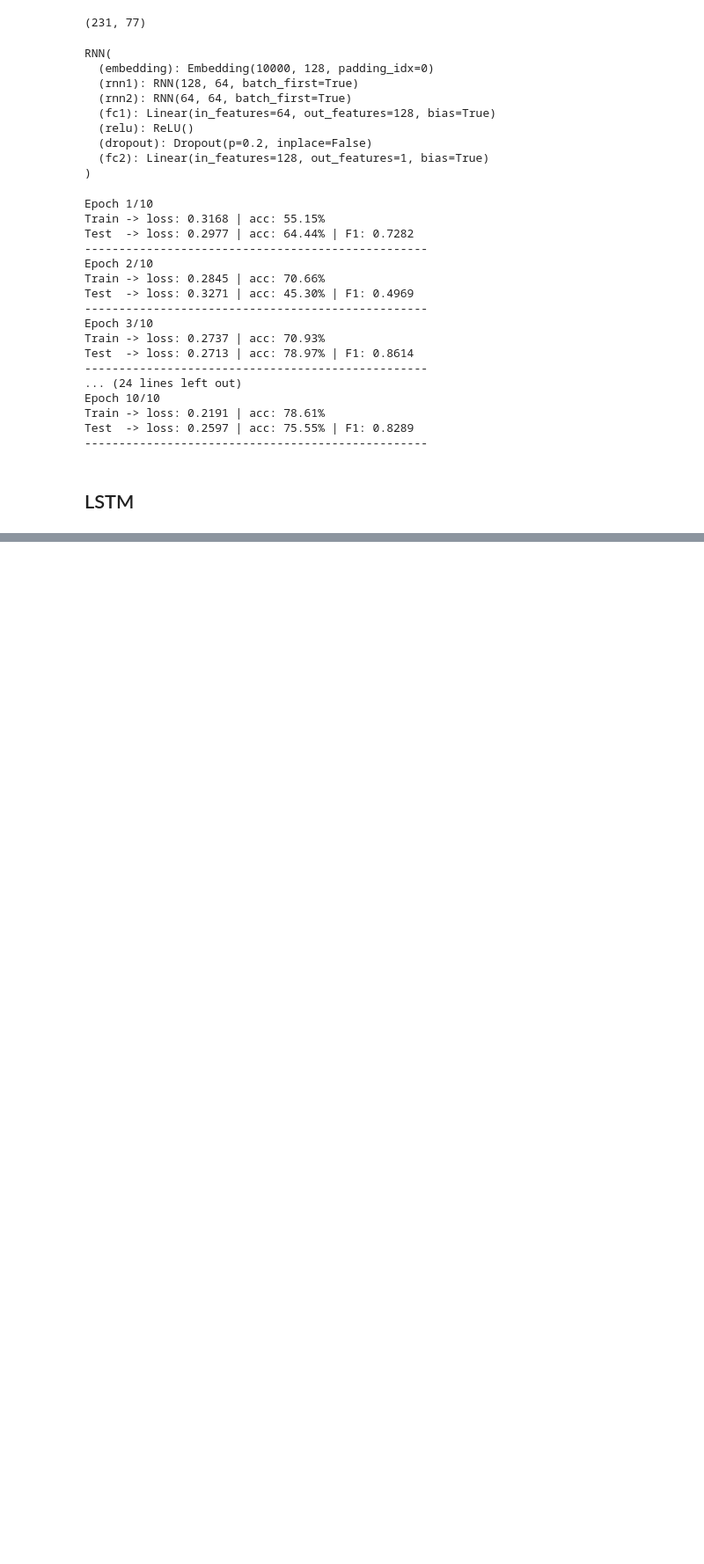
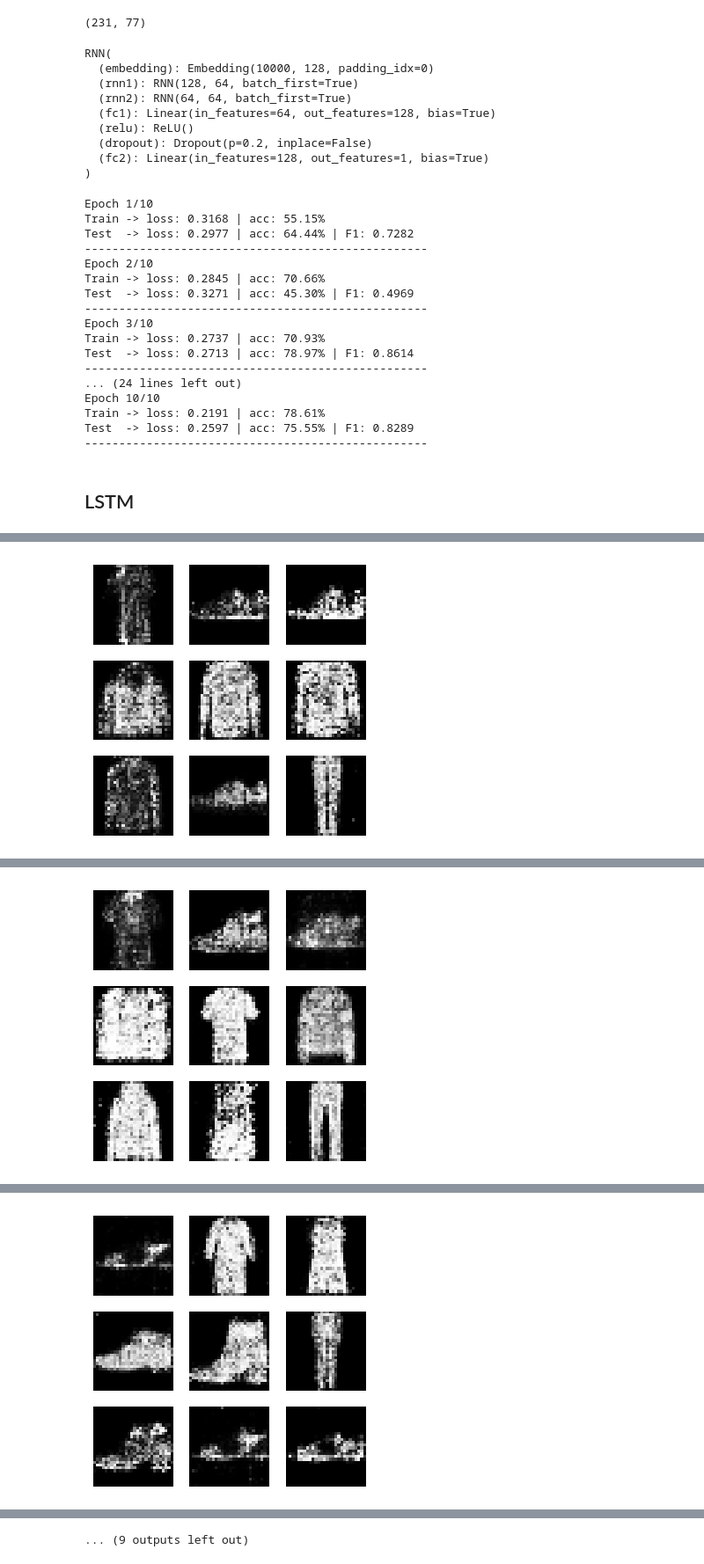
Before and after one commit to swayam279/AppStoneLab-AI-Intern, a Jupyter notebook: Pytorch/pytorch.ipynb, the cells around one changed output, grey strips where cells are left out. Shown at 88% size. Drawn from its saved outputs; the diff is of its cells as text; code cells hidden in the pictures; blank space fills up the shorter version.

```diff
--- a/Pytorch/pytorch.ipynb
+++ b/Pytorch/pytorch.ipynb
@@ -1272,0 +2005,2 @@ Test  -> loss: 0.2597 | acc: 75.55% | F1: 0.8289
+# %%
+noise_dim= 100
@@ -1272,0 +2078,54 @@ Test  -> loss: 0.2597 | acc: 75.55% | F1: 0.8289
+# %%
+def generate_and_plot_images(model,epoch, noise):
+    model.eval()
+    with torch.no_grad():
+        fake_images=model(noise).cpu()
+        fake_images=fake_images.view(fake_images.size(0), 28, 28)
+
+        fig = plt.figure(figsize=(4, 4))
+        for i in range(fake_images.size(0)):
+            plt.subplot(3, 3, i + 1)
+            plt.imshow(fake_images[i], cmap='gray')
+            plt.axis('off')
+
+        # plt.savefig(f'image_at_epoch_{epoch+1:04d}.png')
+        plt.show()
+
+# test_noise = torch.randn(9, noise_dim, device=device)
+# generate_and_plot_images(generator, n_epoch, test_noise)
+# %%
+n_epoch=50
+for epoch in range(n_epoch):
+    for i, data in enumerate(train_dataloader):
+        real_images, _ = data
+        real_images= real_images.to(device)
+
+        d_optimizer.zero_grad()
+        # real_labels=torch.ones(real_images.size(0), 1, device=device)
+        real_labels = torch.full((batch_size,1), 0.9, device=device)
+        real_outputs=discriminator(real_images)
+        real_loss= loss_fn(real_outputs, real_labels)
+        # real_loss.backward()
+
+        noise= torch.randn(real_images.size(0), noise_dim, device=device)
+        fake_images=generator(noise)
+        # fake_labels=torch.zeros(real_images.size(0), 1, device=device)
+        fake_labels = torch.zeros(batch_size,1, device=device)
+        fake_outputs=discriminator(fake_images.detach())
+        fake_loss= loss_fn(fake_outputs, fake_labels)
+        dis_loss= real_loss + fake_loss
+        # fake_loss.backward()
+        dis_loss.backward()
+        d_optimizer.step()
+
+        g_optimizer.zero_grad()
+        fake_labels= torch.ones(real_images.size(0), 1, device=device)
+        fake_outputs= discriminator(fake_images)
+        gen_loss= loss_fn(fake_outputs, fake_labels)
+        gen_loss.backward()
+        g_optimizer.step()
+    print(f"Epoch [{epoch+1}/{n_epoch}], Generator Loss: {gen_loss.item():.4f}, Discriminator Loss: {dis_loss.item():.4f}")
+    if epoch%5==0:
+        test_noise = torch.randn(9, noise_dim, device=device)
+        generate_and_plot_images(generator, epoch, test_noise)
+# %% [output]
@@ -1272,0 +2133 @@ Test  -> loss: 0.2597 | acc: 75.55% | F1: 0.8289
+[figure, added]
@@ -1272,0 +2139 @@ Test  -> loss: 0.2597 | acc: 75.55% | F1: 0.8289
+[figure, added]
@@ -1272,0 +2145 @@ Test  -> loss: 0.2597 | acc: 75.55% | F1: 0.8289
+[figure, added]
@@ -1272,0 +2164 @@ Test  -> loss: 0.2597 | acc: 75.55% | F1: 0.8289
+... (9 outputs left out)
```
Also changed, not shown: parts of 40 cells of this notebook.
